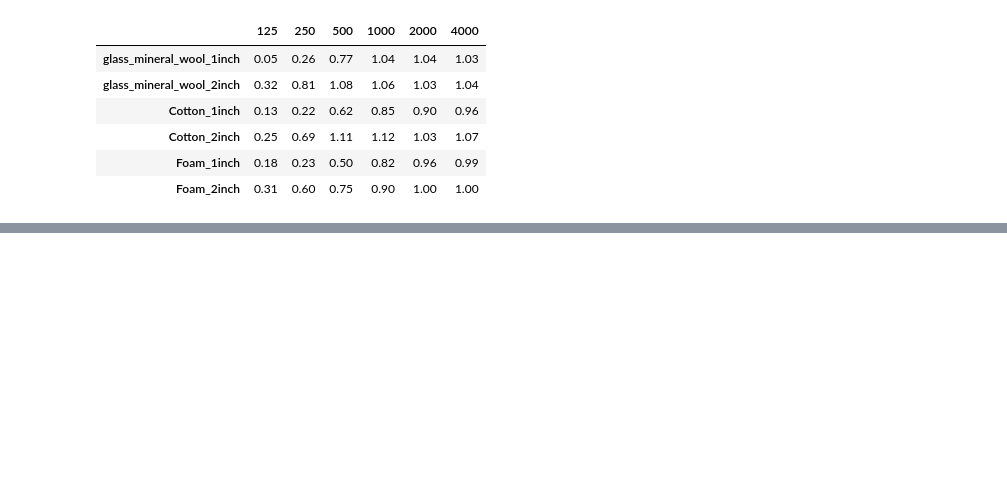
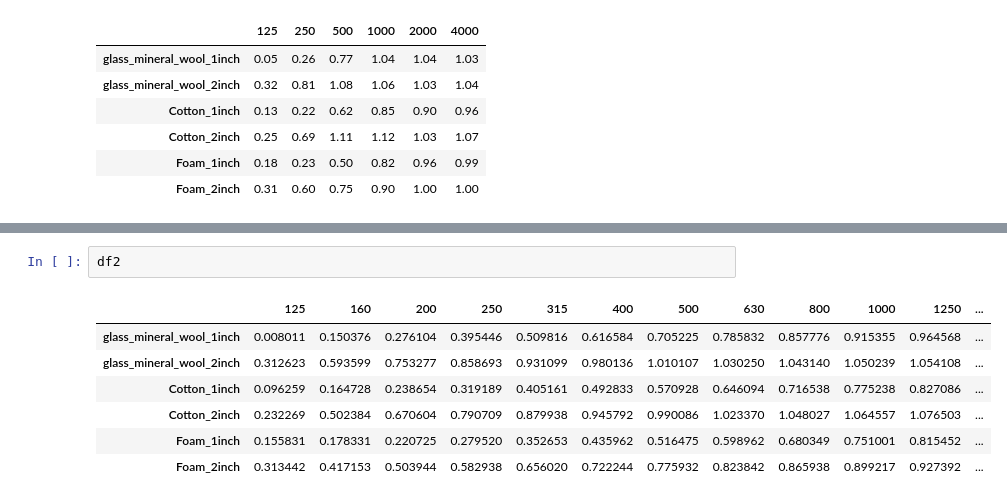
Before and after one commit to archnaim/acoustics_coefficient-absorption, a Jupyter notebook: 1 to third octave band.ipynb, the cells around one changed output, grey strips where cells are left out. Cells and saved outputs as stored; diff of their text form; blank space fills up the shorter version.

```diff
--- a/1 to third octave band.ipynb
+++ b/1 to third octave band.ipynb
@@ -61,0 +70,10 @@ plt.show()
+# %%
+df2
+# %% [output]
+|  | 125 | 160 | 200 | 250 | 315 | 400 | 500 | 630 | 800 | 1000 | 1250 | ... |
+| glass_mineral_wool_1inch | 0.008011 | 0.150376 | 0.276104 | 0.395446 | 0.509816 | 0.616584 | 0.705225 | 0.785832 | 0.857776 | 0.915355 | 0.964568 | ... |
+| glass_mineral_wool_2inch | 0.312623 | 0.593599 | 0.753277 | 0.858693 | 0.931099 | 0.980136 | 1.010107 | 1.030250 | 1.043140 | 1.050239 | 1.054108 | ... |
+| Cotton_1inch | 0.096259 | 0.164728 | 0.238654 | 0.319189 | 0.405161 | 0.492833 | 0.570928 | 0.646094 | 0.716538 | 0.775238 | 0.827086 | ... |
+| Cotton_2inch | 0.232269 | 0.502384 | 0.670604 | 0.790709 | 0.879938 | 0.945792 | 0.990086 | 1.023370 | 1.048027 | 1.064557 | 1.076503 | ... |
+| Foam_1inch | 0.155831 | 0.178331 | 0.220725 | 0.279520 | 0.352653 | 0.435962 | 0.516475 | 0.598962 | 0.680349 | 0.751001 | 0.815452 | ... |
+| Foam_2inch | 0.313442 | 0.417153 | 0.503944 | 0.582938 | 0.656020 | 0.722244 | 0.775932 | 0.823842 | 0.865938 | 0.899217 | 0.927392 | ... |
```
Also changed, not shown: parts of 1 cell of this notebook.
